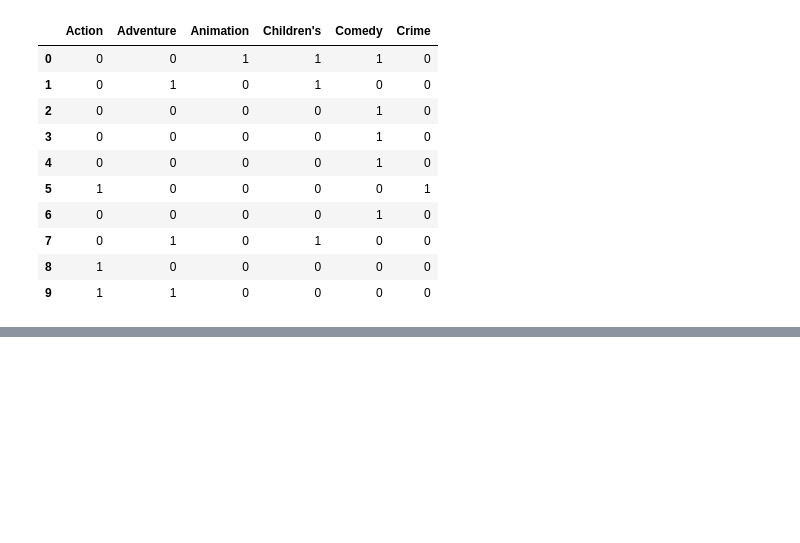
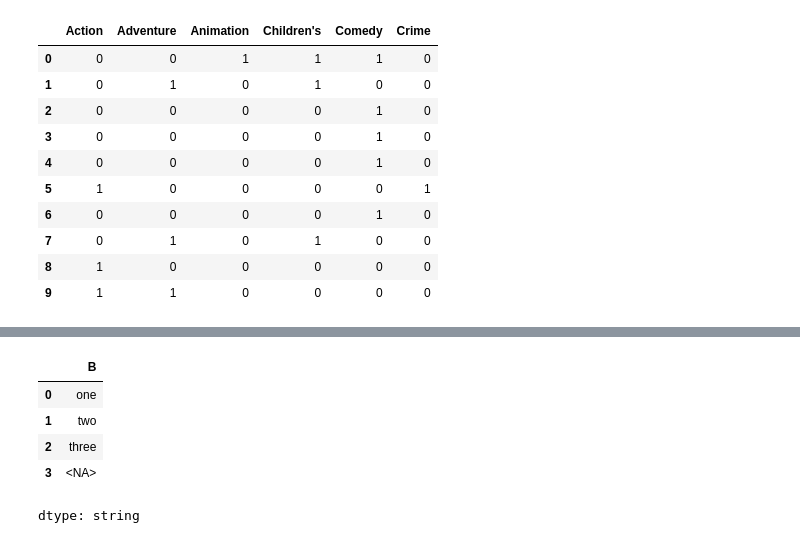
Before and after one commit to url-github/Pandas, a Jupyter notebook: 007_PywAD_Czyszczenie_i_przygotowywanie_danych.ipynb, the cells around one changed output, grey strips where cells are left out. Drawn from its saved outputs; the diff is of its cells as text; code cells hidden in the pictures; blank space fills up the shorter version.

```diff
--- a/007_PywAD_Czyszczenie_i_przygotowywanie_danych.ipynb
+++ b/007_PywAD_Czyszczenie_i_przygotowywanie_danych.ipynb
@@ -1262,0 +1094,10 @@ pd.options.display.max_rows = PREVIOUS_MAX_ROWS
+# %%
+df["B"] = df["B"].astype("string")
+df["B"]
+# %% [output]
+|  | B |
+| 0 | one |
+| 1 | two |
+| 2 | three |
+| 3 | <NA> |
+dtype: string
```
Also changed, not shown: parts of 169 cells of this notebook.
